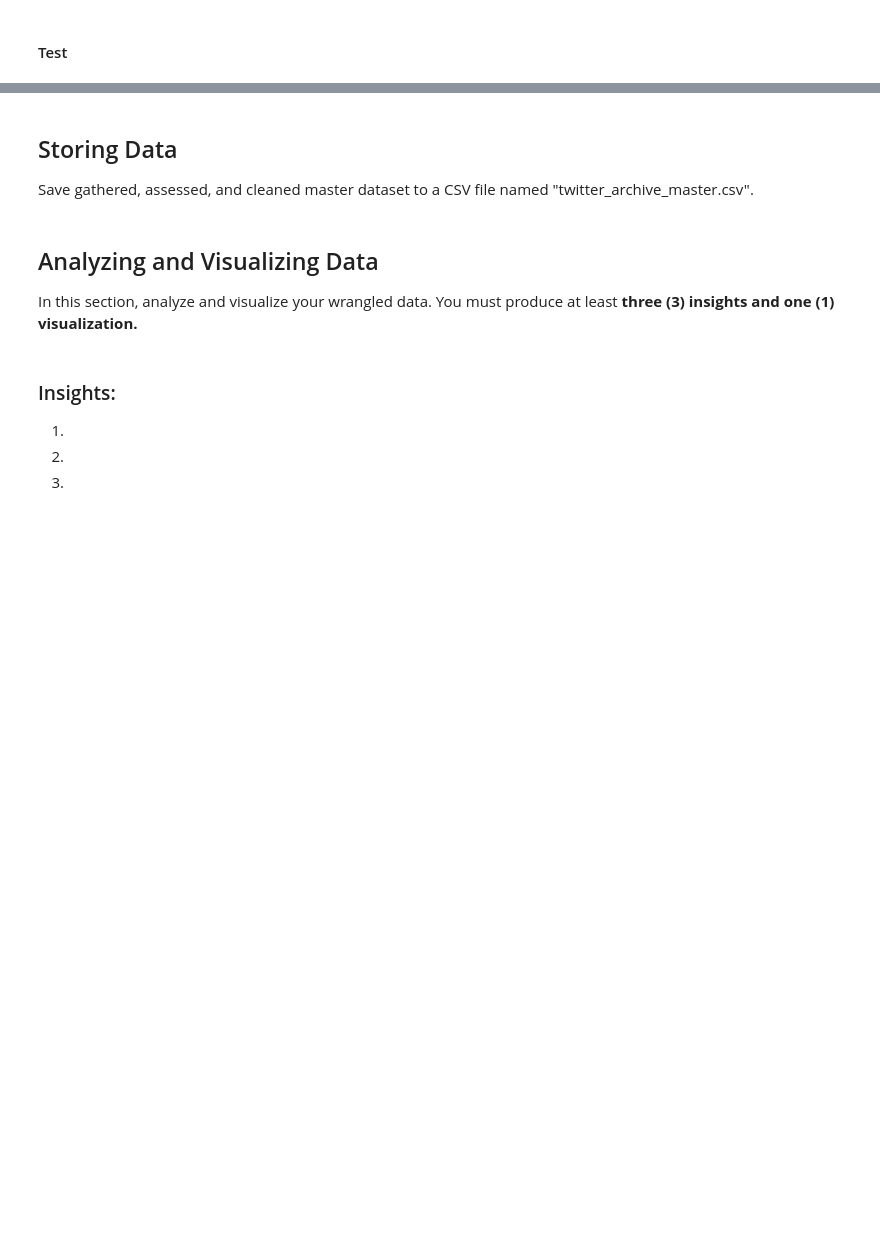
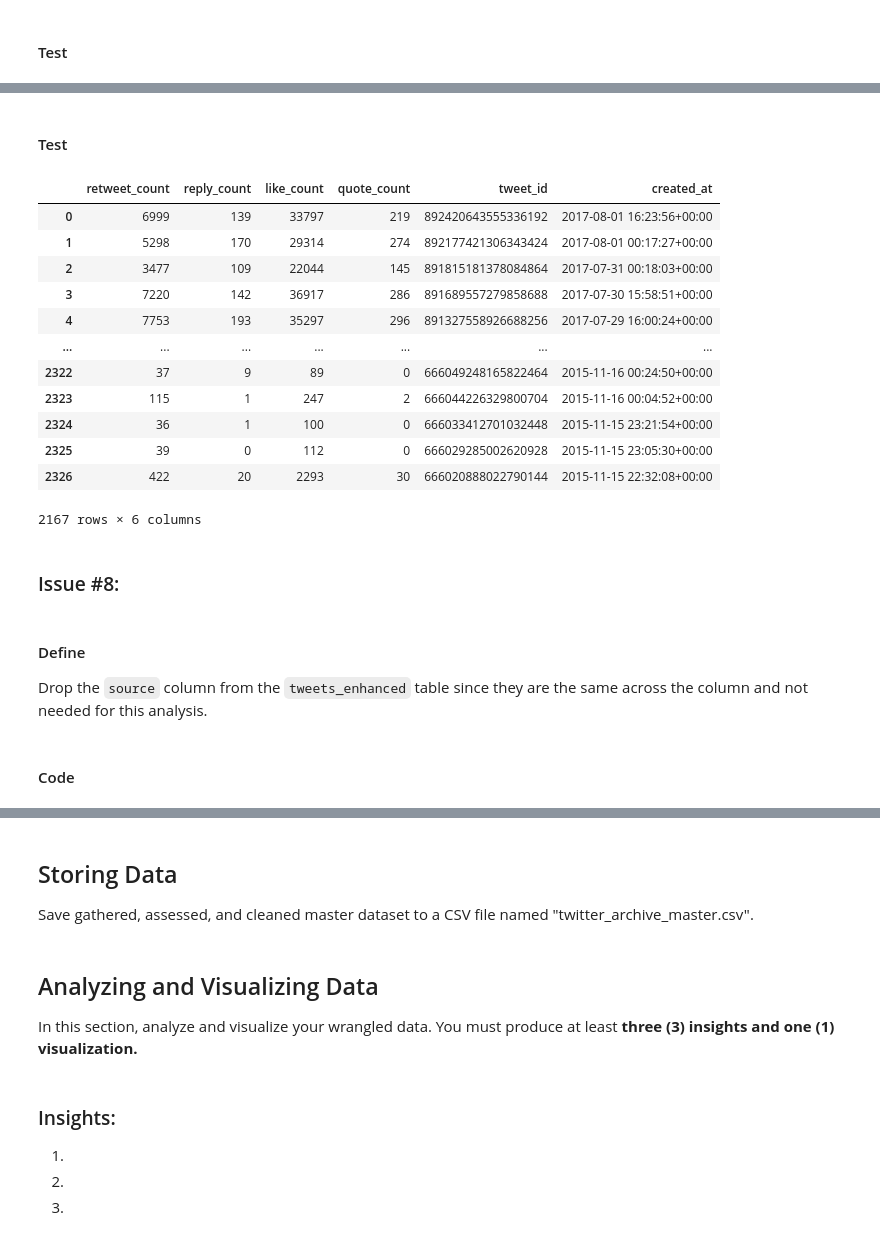
Before and after one commit to Cofucan/weratedogs_twitter_analysis, a Jupyter notebook: wrangle_act.ipynb, the cells around one changed output, grey strips where cells are left out. Saved outputs shown, nothing was run; the diff lists cells and outputs as text; code cells hidden in the pictures; blank space fills up the shorter version.

```diff
--- a/wrangle_act.ipynb
+++ b/wrangle_act.ipynb
@@ -330,0 +634,28 @@ In this section, clean **all** of the issues you documented while assessing.
+# %%
+df_copy_public_metrics = df_copy_public_metrics.query("reply_count != 0 or like_count != 0 or quote_count != 0")
+# %% [markdown]
+#### Test
+# %%
+df_copy_public_metrics
+# %% [output]
+|  | retweet_count | reply_count | like_count | quote_count | tweet_id | created_at |
+| 0 | 6999 | 139 | 33797 | 219 | 892420643555336192 | 2017-08-01 16:23:56+00:00 |
+| 1 | 5298 | 170 | 29314 | 274 | 892177421306343424 | 2017-08-01 00:17:27+00:00 |
+| 2 | 3477 | 109 | 22044 | 145 | 891815181378084864 | 2017-07-31 00:18:03+00:00 |
+| 3 | 7220 | 142 | 36917 | 286 | 891689557279858688 | 2017-07-30 15:58:51+00:00 |
+| 4 | 7753 | 193 | 35297 | 296 | 891327558926688256 | 2017-07-29 16:00:24+00:00 |
+| ... | ... | ... | ... | ... | ... | ... |
+| 2322 | 37 | 9 | 89 | 0 | 666049248165822464 | 2015-11-16 00:24:50+00:00 |
+| 2323 | 115 | 1 | 247 | 2 | 666044226329800704 | 2015-11-16 00:04:52+00:00 |
+| 2324 | 36 | 1 | 100 | 0 | 666033412701032448 | 2015-11-15 23:21:54+00:00 |
+| 2325 | 39 | 0 | 112 | 0 | 666029285002620928 | 2015-11-15 23:05:30+00:00 |
+| 2326 | 422 | 20 | 2293 | 30 | 666020888022790144 | 2015-11-15 22:32:08+00:00 |
+2167 rows × 6 columns
+# %% [markdown]
+### Issue #8:
+# %% [markdown]
+#### Define
+
+Drop the `source` column from the `tweets_enhanced` table since they are the same across the column and not needed for this analysis.
+# %% [markdown]
+#### Code
```
Also changed, not shown: parts of 81 cells of this notebook, 4 other files.
